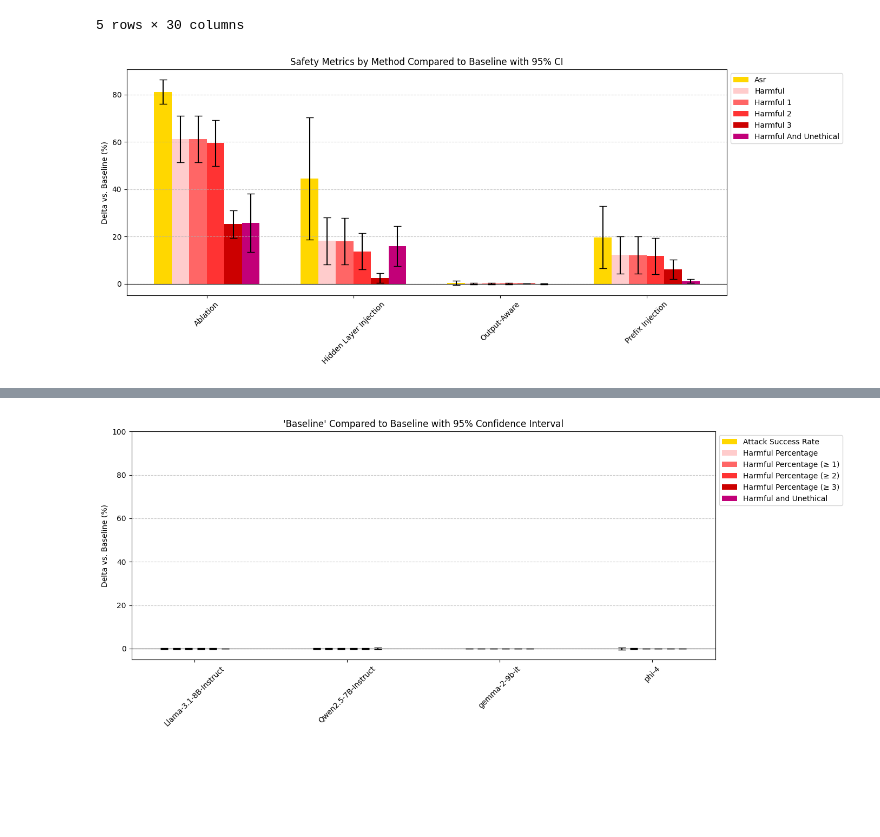
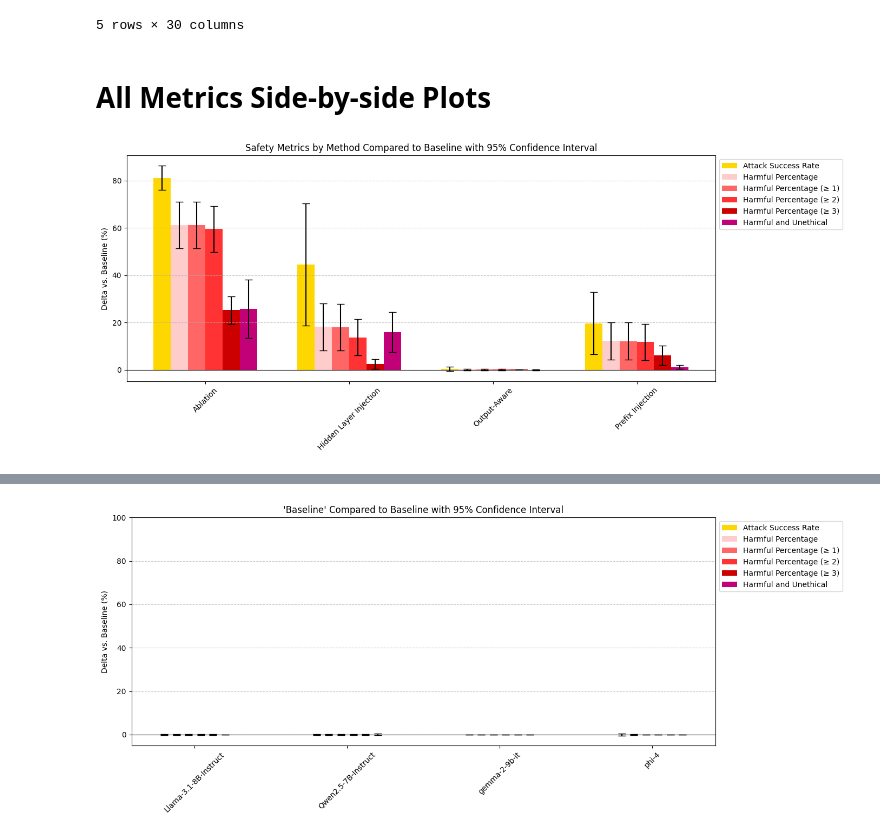
Before and after one commit to JoRo-Code/Jailbreaks, a Jupyter notebook: examples/aggregate.ipynb, the cells around one changed output, grey strips where cells are left out. Drawn from its saved outputs; the diff is of its cells as text; code cells hidden in the pictures; blank space fills up the shorter version.

Commit message:
baseline results and examples

```diff
--- a/examples/aggregate.ipynb
+++ b/examples/aggregate.ipynb
@@ -176,3 +259,42 @@ method_df  = method_df.rename(index=method_map)
+# %%
+percent_metrics = {
+    m for m, props in metric_map.items() if props["unit"] == "%"
+}
+
+metric_map_2 = {
+    "ASR"        : {"name":"ASR", "unit":"%", "ylim":(0, 100)},
+    "unethical"  : {"name":"Unethical", "unit":"%", "ylim":(0, 100)},
+    "harmful"    : {"name":"HP0", "unit":"%", "ylim":(0, 100)},
+    "harmful_1"  : {"name":"HP1", "unit":"%", "ylim":(0, 100)},
+    "harmful_2"  : {"name":"HP2", "unit":"%", "ylim":(0, 100)},
+    "harmful_3"  : {"name":"HP3", "unit":"%", "ylim":(0, 100)},
+    "refusal"    : {"name":"Refusal Rate", "unit":"%", "ylim":(0, 100)},
+    "ethical"    : {"name":"Ethical", "unit":"%", "ylim":(0, 100)},
+    "depth"      : {"name":"US", "unit":"Score", "ylim":(0, 3)},
+    "harmful_and_unethical"  : {"name":"H\&U ", "unit":"%", "ylim":(0, 100)},
+}
+
+model_map = {
+    "Llama-3.1-8B-Instruct": "Llama-3",
+    "Qwen2.5-7B-Instruct": "Qwen2.5",
+    "gemma-2-9b-it": "Gemma-2",
+    "phi-4": "Phi-4",
+}
+
+grouped_df_table = grouped_df.rename(index=model_map, level="model")
+grouped_df_table = grouped_df_table.loc[:, safety_metrics]
+
+
+pretty_model_table = mean_ci_table(grouped_df_table,
+                                   precision=1,
+                                   percent_metrics=percent_metrics,
+                                   metric_map=metric_map_2,
+                                   )
+
+latex_table = pretty_model_table.to_latex(escape=False)
+
+with open("safety_metrics.tex", "w", encoding="utf-8") as f:
+    f.write(latex_table)
 # %%
 grouped_df
 # %% [output]
@@ -296,13 +416,15 @@ method_df
 | Output-Aware | 0.023854 | 0.013110 | 13 | 0.196930 | 0.359664 | 13 | 0.003883 | 0.003742 | 13 | 0.976146 | ... | ... |
 | Prefix Injection | 0.216716 | 0.240605 | 13 | 0.249630 | 0.372733 | 13 | 0.125000 | 0.144657 | 13 | 0.783284 | ... | ... |
 5 rows × 30 columns
+# %% [markdown]
+# All Metrics Side-by-side Plots
 # %%
 import numpy as np
 import pandas as pd
 from scipy.stats import norm
 
 
-def plot_method_deltas(df, metrics, alpha=0.05, baseline_name="Baseline", spec_colors=None, dpi: int = 300, fig_dir: Path = None):
+def plot_method_deltas(df, metrics, alpha=0.05, baseline_name="Baseline", spec_colors=None, dpi: int = 300, fig_dir: Path = None, metric_map: dict = None):
     z = norm.ppf(1 - alpha / 2)
     baseline = df.loc[baseline_name]
 
@@ -336,36 +458,36 @@ def plot_method_deltas(df, metrics, alpha=0.05, baseline_name="Baseline", spec_c
         deltas = delta_df[f"delta_{metric}"]
         errors = delta_df[f"ci_error_{metric}"]
         ax.bar(x + i * bar_width, deltas, bar_width, yerr=errors, capsize=5,
             label=metric.replace("_", " ").title(), color=color)
 
     ax.axhline(0, color='black', linewidth=0.8)
     ax.set_xticks(x + bar_width * (len(metrics) - 1) / 2)
     ax.set_xticklabels(delta_df["method"], rotation=45)
     ax.set_ylabel("Delta vs. Baseline (%)")
-    ax.set_title(f"Safety Metrics by Method Compared to Baseline with {(1-alpha)*100:.0f}% CI")
+    ax.set_title(f"Safety Metrics by Method Compared to Baseline with {(1-alpha)*100:.0f}% Confidence Interval")
     ax.legend(loc='upper left', bbox_to_anchor=(1, 1))
     ax.grid(axis='y', linestyle='--', alpha=0.7)
 
     plt.tight_layout()
 
     if fig_dir is not None:
         plt.savefig(fig_dir / f"method_deltas.png",
                     dpi=dpi, bbox_inches="tight")
     plt.show()
 
 colors = {
     "ASR": "#ffD700", # yellow
     "unethical": "#0000FF", # light blue
     "harmful": "#ffcccc",      # light red
     "harmful_1": "#ff6666",    # medium red
     "harmful_2": "#ff3333",    # deeper red
     "harmful_3": "#cc0000",    # dark red
     "harmful_and_unethical": "#C20078", # purple
 }
 
-plot_method_deltas(method_df, spec_colors = colors, metrics = pd.Index(all_metrics).drop(["refusal", "depth", "ethical", "unethical"]), dpi=300, fig_dir=fig_dir)
+plot_method_deltas(method_df, spec_colors = colors, metrics = pd.Index(all_metrics).drop(["refusal", "depth", "ethical", "unethical"]), dpi=300, fig_dir=fig_dir, metric_map=metric_map)
 # %% [output]
-[figure, old version]
+[figure, new version]
 # %%
 grouped_df
 # %% [output]
```
Also changed, not shown: parts of 21 cells of this notebook, 1 other file.
